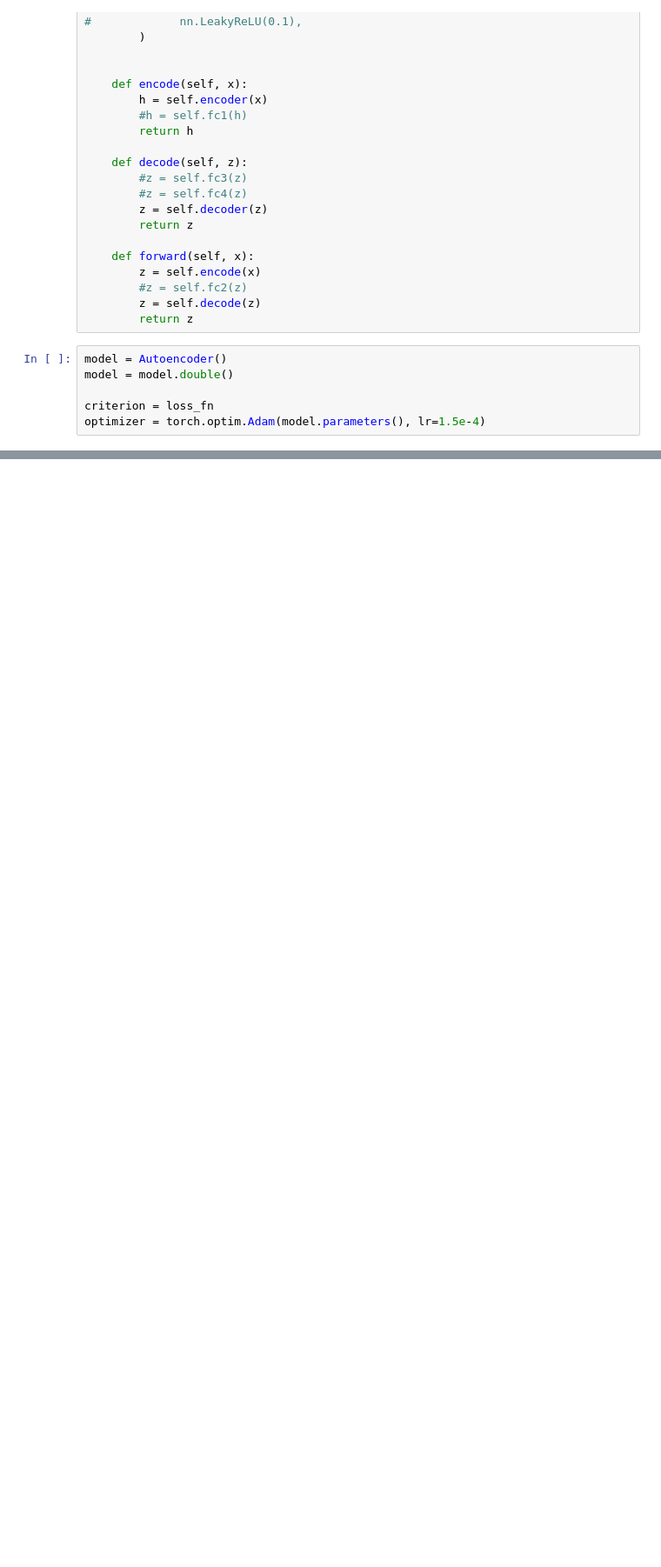
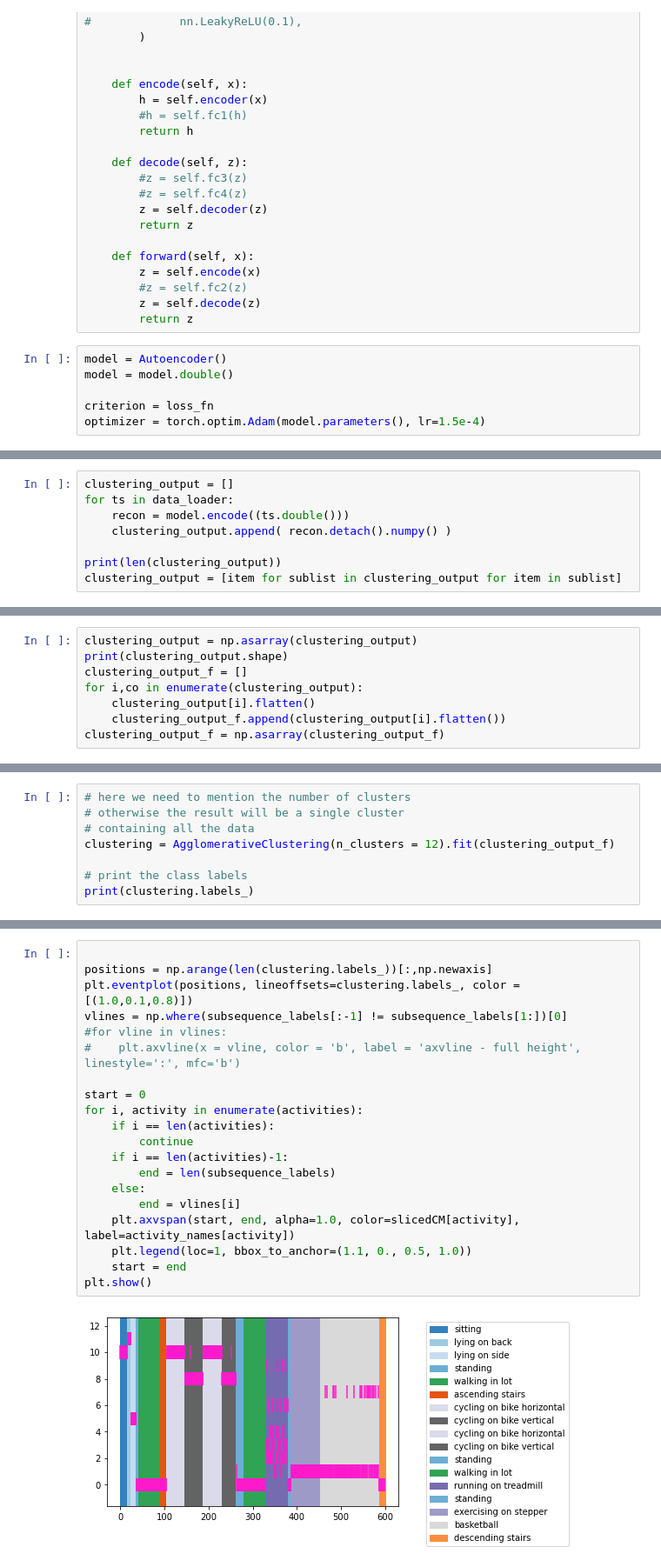
Before and after one commit to ecdraayer/AE_Segmentation, a Jupyter notebook: CNN_AE.ipynb, the cells around one changed output, grey strips where cells are left out. Shown at 87% size. Cells and saved outputs as stored; diff of their text form; blank space fills up the shorter version.

```diff
--- a/CNN_AE.ipynb
+++ b/CNN_AE.ipynb
@@ -241,0 +257,8 @@ KeyboardInterrupt:
+# %%
+clustering_output = []
+for ts in data_loader:
+    recon = model.encode((ts.double()))
+    clustering_output.append( recon.detach().numpy() )
+
+print(len(clustering_output))
+clustering_output = [item for sublist in clustering_output for item in sublist]
@@ -241,0 +267,8 @@ KeyboardInterrupt:
+# %%
+clustering_output = np.asarray(clustering_output)
+print(clustering_output.shape)
+clustering_output_f = []
+for i,co in enumerate(clustering_output):
+    clustering_output[i].flatten()
+    clustering_output_f.append(clustering_output[i].flatten())
+clustering_output_f = np.asarray(clustering_output_f)
@@ -241,0 +320,8 @@ KeyboardInterrupt:
+# %%
+# here we need to mention the number of clusters
+# otherwise the result will be a single cluster
+# containing all the data
+clustering = AgglomerativeClustering(n_clusters = 12).fit(clustering_output_f)
+
+# print the class labels
+print(clustering.labels_)
@@ -241,0 +350,22 @@ KeyboardInterrupt:
+# %%
+
+positions = np.arange(len(clustering.labels_))[:,np.newaxis]
+plt.eventplot(positions, lineoffsets=clustering.labels_, color = [(1.0,0.1,0.8)])
+vlines = np.where(subsequence_labels[:-1] != subsequence_labels[1:])[0]
+#for vline in vlines:
+#    plt.axvline(x = vline, color = 'b', label = 'axvline - full height', linestyle=':', mfc='b')
+
+start = 0
+for i, activity in enumerate(activities):
+    if i == len(activities):
+        continue
+    if i == len(activities)-1:
+        end = len(subsequence_labels)
+    else:
+        end = vlines[i]
+    plt.axvspan(start, end, alpha=1.0, color=slicedCM[activity], label=activity_names[activity])
+    plt.legend(loc=1, bbox_to_anchor=(1.1, 0., 0.5, 1.0))
+    start = end
+plt.show()
+# %% [output]
+[figure, added]
```
Also changed, not shown: parts of 21 cells of this notebook, 1 other file.
